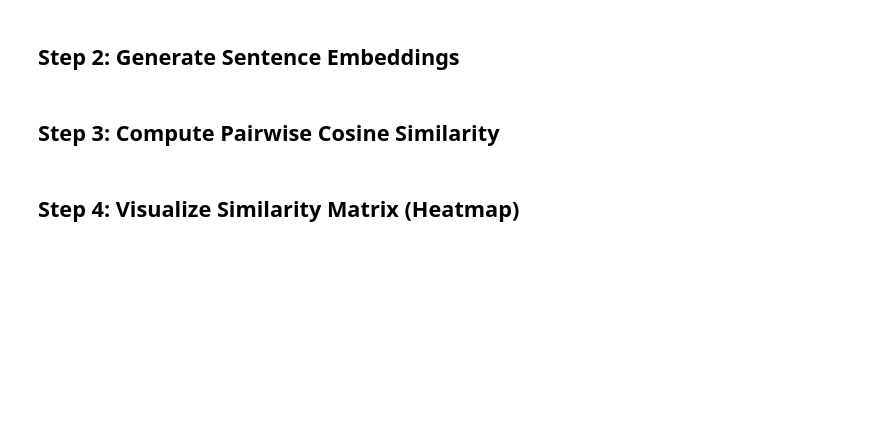
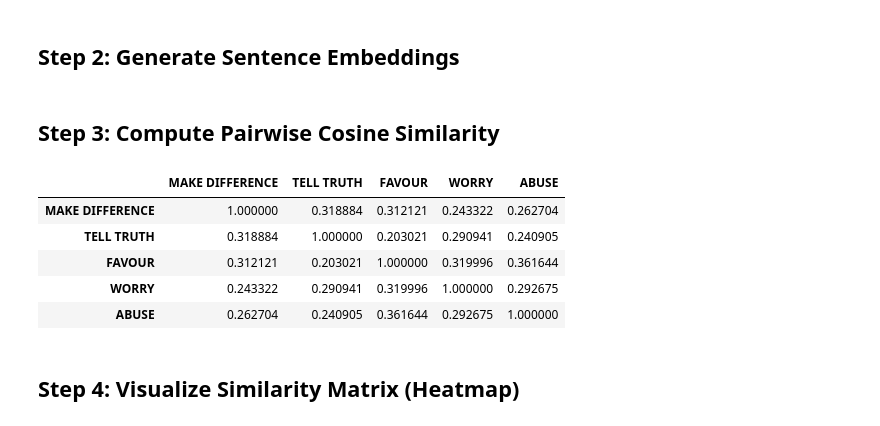
Before and after one commit to Elakkiya16/IETGenAI-SLT, a Jupyter notebook: Chapter 4/2_embedding_similarity_isl_clsrt.ipynb, the cells around one changed output. Saved outputs shown, nothing was run; the diff lists cells and outputs as text; code cells hidden in the pictures; blank space fills up the shorter version.

```diff
--- a/Chapter 4/2_embedding_similarity_isl_clsrt.ipynb
+++ b/Chapter 4/2_embedding_similarity_isl_clsrt.ipynb
@@ -35,4 +53,4 @@ Your currently installed version of Keras is Keras 3, but this is not yet suppor
 # %%
 # Load pre-cleaned ISL_CLSRT data
-df = pd.read_csv('isl_train_meta_cleaned.csv')
+df = pd.read_csv('/content/drive/MyDrive/IETGenAI-SLT/Chapter 4/isl_train_meta_cleaned.csv')
 df[['Sentences', 'cleaned_gloss']].head()
@@ -45,14 +76,21 @@ model = SentenceTransformer('sentence-transformers/all-MiniLM-L6-v2')
 # %% [markdown]
 ## Step 2: Generate Sentence Embeddings
 # %%
-sentences = df['cleaned_gloss'].tolist()
+sentences = df['cleaned_gloss'].dropna().tolist()
 embeddings = model.encode(sentences, show_progress_bar=True)
 # %% [markdown]
 ## Step 3: Compute Pairwise Cosine Similarity
 # %%
 similarity_matrix = cosine_similarity(embeddings)
-similarity_df = pd.DataFrame(similarity_matrix, index=df['cleaned_gloss'], columns=df['cleaned_gloss'])
+similarity_df = pd.DataFrame(similarity_matrix, index=sentences, columns=sentences)
 similarity_df.iloc[:5, :5]
+# %% [output]
+|  | MAKE DIFFERENCE | TELL TRUTH | FAVOUR | WORRY | ABUSE |
+| MAKE DIFFERENCE | 1.000000 | 0.318884 | 0.312121 | 0.243322 | 0.262704 |
+| TELL TRUTH | 0.318884 | 1.000000 | 0.203021 | 0.290941 | 0.240905 |
+| FAVOUR | 0.312121 | 0.203021 | 1.000000 | 0.319996 | 0.361644 |
+| WORRY | 0.243322 | 0.290941 | 0.319996 | 1.000000 | 0.292675 |
+| ABUSE | 0.262704 | 0.240905 | 0.361644 | 0.292675 | 1.000000 |
 # %% [markdown]
 ## Step 4: Visualize Similarity Matrix (Heatmap)
 # %%
```
Also changed, not shown: parts of 9 cells of this notebook, 9 other files.
